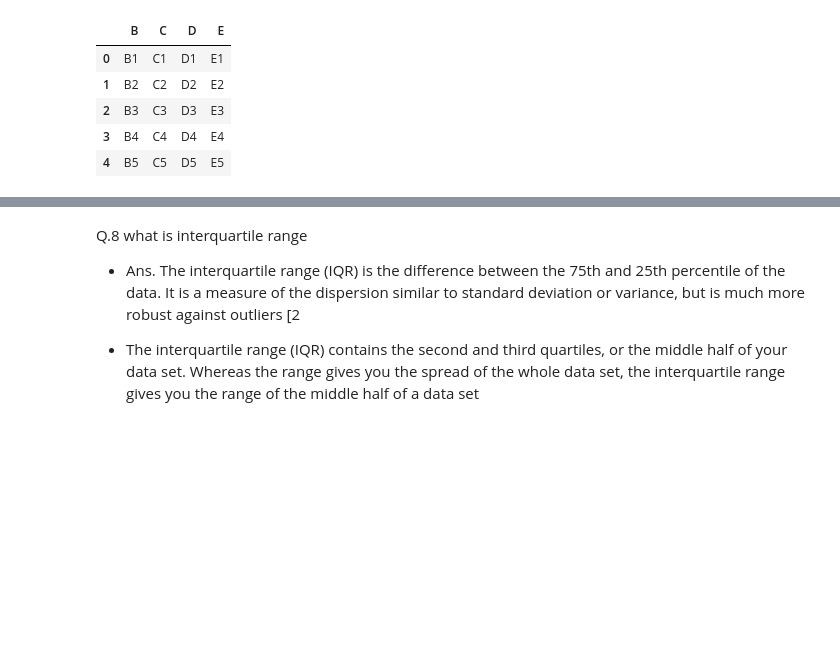
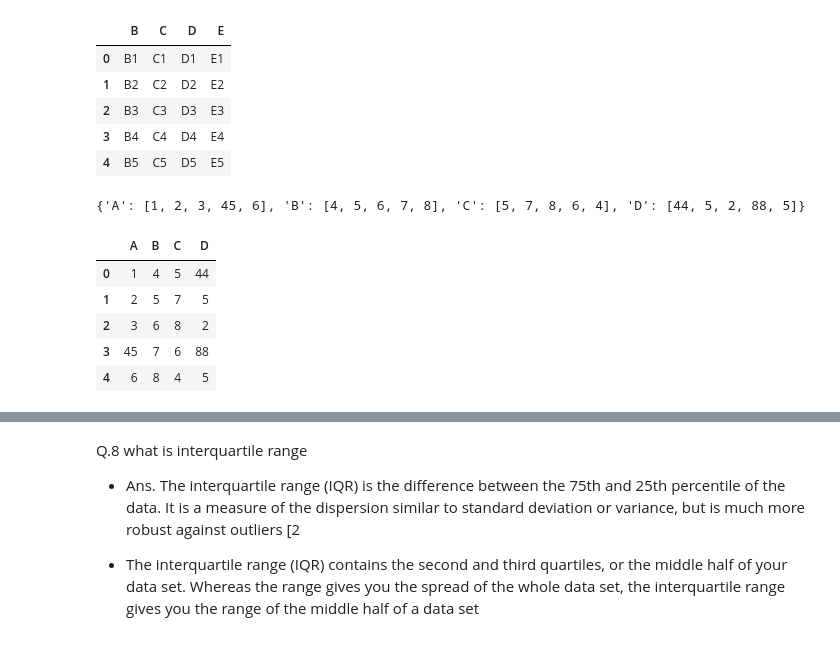
Before and after one commit to sumitgaikwad8877/python-Question, a Jupyter notebook: python_partice_Q.ipynb, the cells around one changed output, grey strips where cells are left out. Cells and saved outputs as stored; diff of their text form; code cells hidden in the pictures; blank space fills up the shorter version.

```diff
--- a/python_partice_Q.ipynb
+++ b/python_partice_Q.ipynb
@@ -386,3 +1045,24 @@ df.drop(["A"],axis=1)
 | 2 | B3 | C3 | D3 | E3 |
 | 3 | B4 | C4 | D4 | E4 |
 | 4 | B5 | C5 | D5 | E5 |
+# %%
+import pandas as pd
+data = {
+    'A' :[1,2,3,45,6],
+    'B':[4,5,6,7,8],
+    'C':[5,7,8,6,4],
+    'D':[44,5,2,88,5]
+}
+print(data)
+# %% [output]
+{'A': [1, 2, 3, 45, 6], 'B': [4, 5, 6, 7, 8], 'C': [5, 7, 8, 6, 4], 'D': [44, 5, 2, 88, 5]}
+# %%
+df = pd.DataFrame(data)
+df
+# %% [output]
+|  | A | B | C | D |
+| 0 | 1 | 4 | 5 | 44 |
+| 1 | 2 | 5 | 7 | 5 |
+| 2 | 3 | 6 | 8 | 2 |
+| 3 | 45 | 7 | 6 | 88 |
+| 4 | 6 | 8 | 4 | 5 |
```
Also changed, not shown: parts of 111 cells of this notebook.
